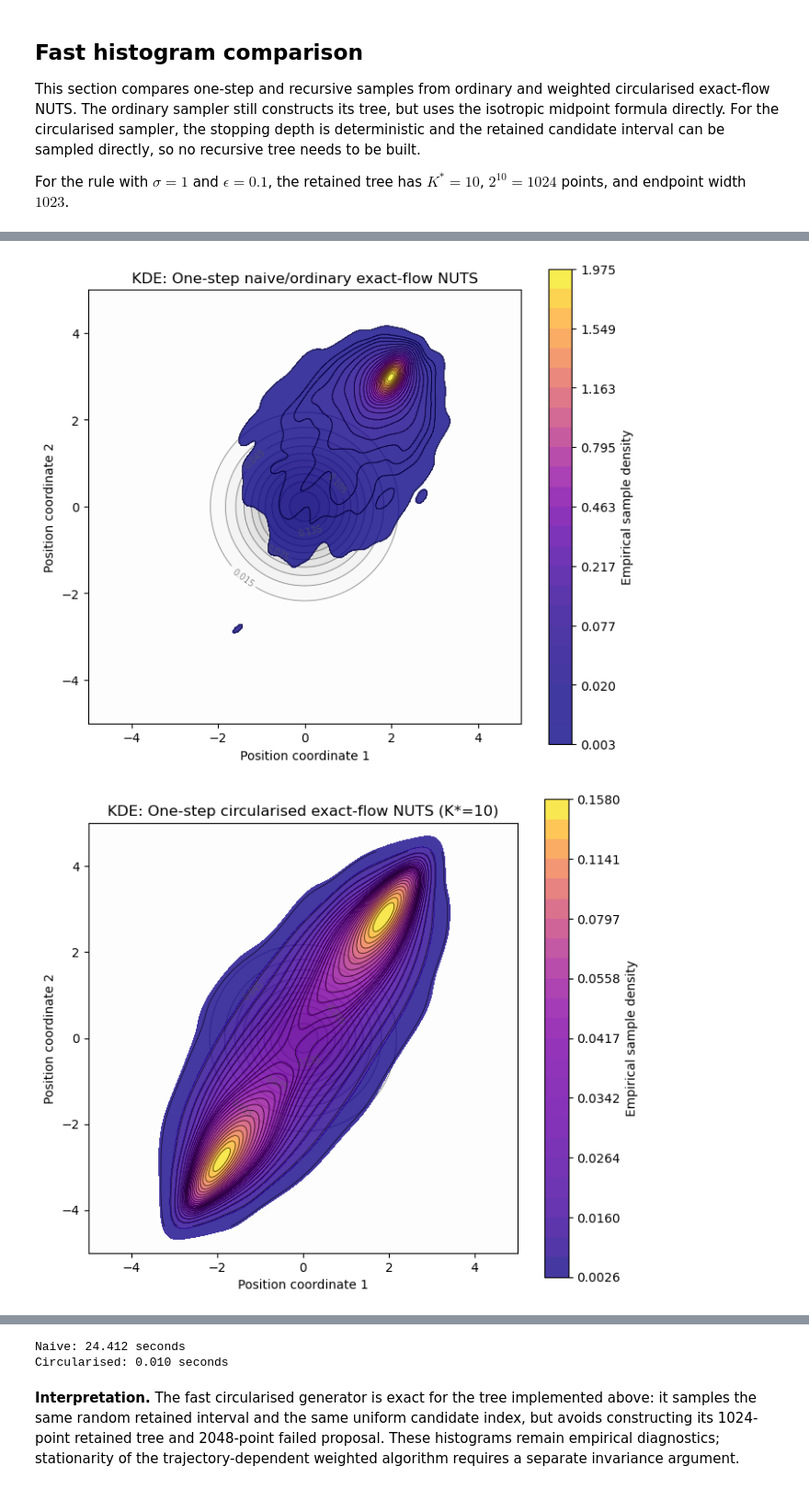
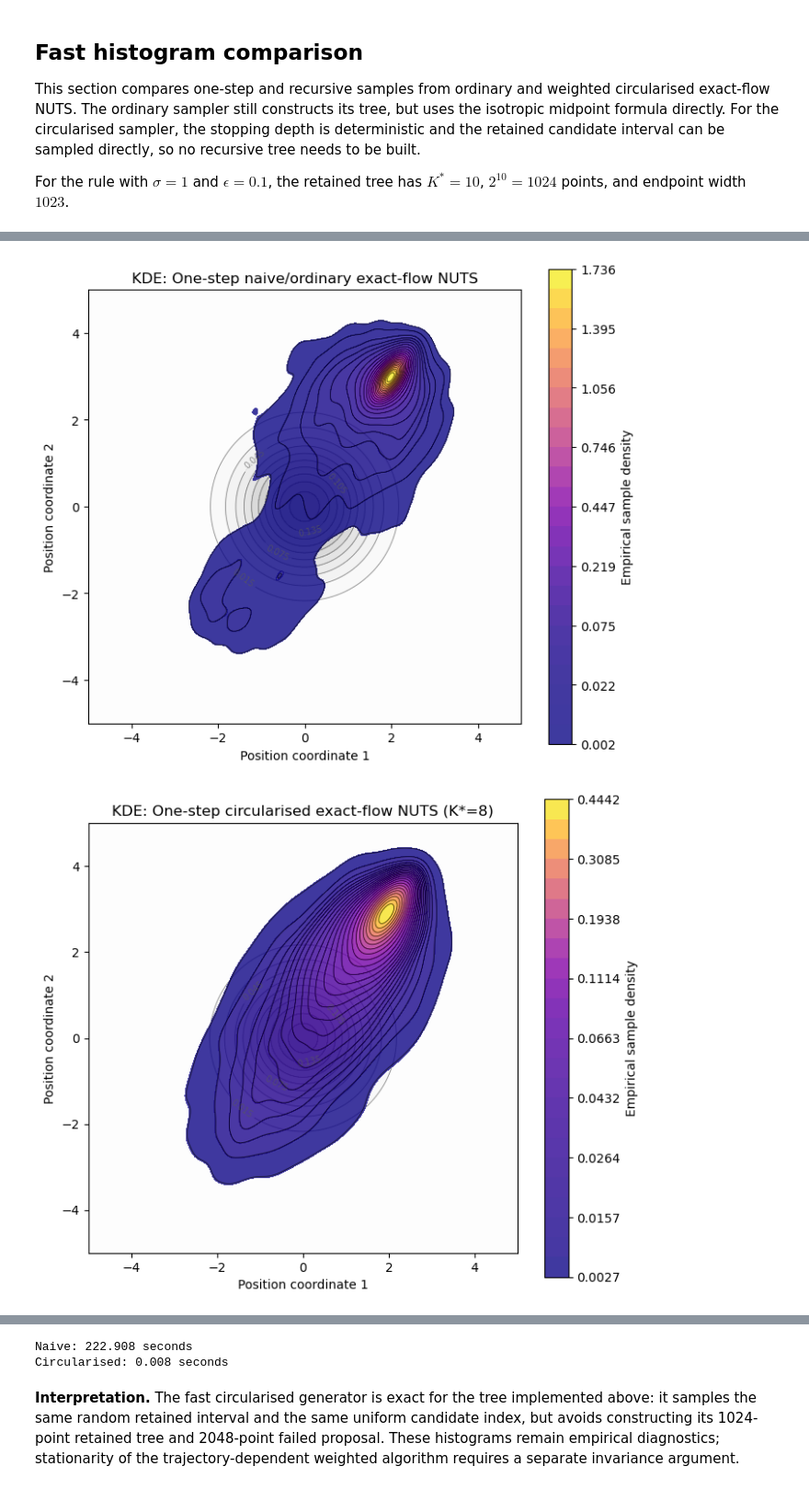
Before and after one commit to PZhou114/NUTS_simulation, a Jupyter notebook: weighted_circularisation_NUTS_optimised.ipynb, the cells around one changed output, grey strips where cells are left out. Shown at 92% size. Cells and saved outputs as stored; diff of their text form; code cells hidden in the pictures.

```diff
--- a/weighted_circularisation_NUTS_optimised.ipynb
+++ b/weighted_circularisation_NUTS_optimised.ipynb
@@ -1923,13 +1923,13 @@ RUN_SPEED_BENCHMARK = True
 naive_para = {
     "A": None,
     "Sigma": np.eye(2),
-    "epsilon": 0.1,
+    "epsilon": 0.01,
 }
 
 circ_para = {
     "d": 2,
     "sigma": 1.0,
-    "epsilon": 0.1,
+    "epsilon": 0.01,
     "m": 1.0,
     "eta": 1.0,
 }
@@ -1993,7 +1993,7 @@ if RUN_SPEED_BENCHMARK:
         x0=x0_benchmark,
         n_samples=n_samples,
         sigma=1.0,
-        epsilon=0.1,
+        epsilon=0.01,
         seed=0,
     )
     naive_seconds = perf_counter() - start
@@ -2004,7 +2004,7 @@ if RUN_SPEED_BENCHMARK:
         x0=x0_benchmark,
         n_samples=n_samples,
         sigma=1.0,
-        epsilon=0.1,
+        epsilon=0.01,
         seed=1,
     )
     circular_seconds = perf_counter() - start
@@ -2017,2 +2017,2 @@ if RUN_SPEED_BENCHMARK:
-[figure, old version]
+[figure, new version]
-[figure, old version]
+[figure, new version]
@@ -2023,5 +2023,5 @@ if RUN_SPEED_BENCHMARK:
-Naive: 24.412 seconds
-Circularised: 0.010 seconds
+Naive: 222.908 seconds
+Circularised: 0.008 seconds
 # %% [markdown]
 **Interpretation.** The fast circularised generator is exact for the tree implemented above: it samples the same random retained interval and the same uniform candidate index, but avoids constructing its 1024-point retained tree and 2048-point failed proposal. These histograms remain empirical diagnostics; stationarity of the trajectory-dependent weighted algorithm requires a separate invariance argument.
 # %% [markdown]
```
Also changed, not shown: parts of 3 cells of this notebook.
